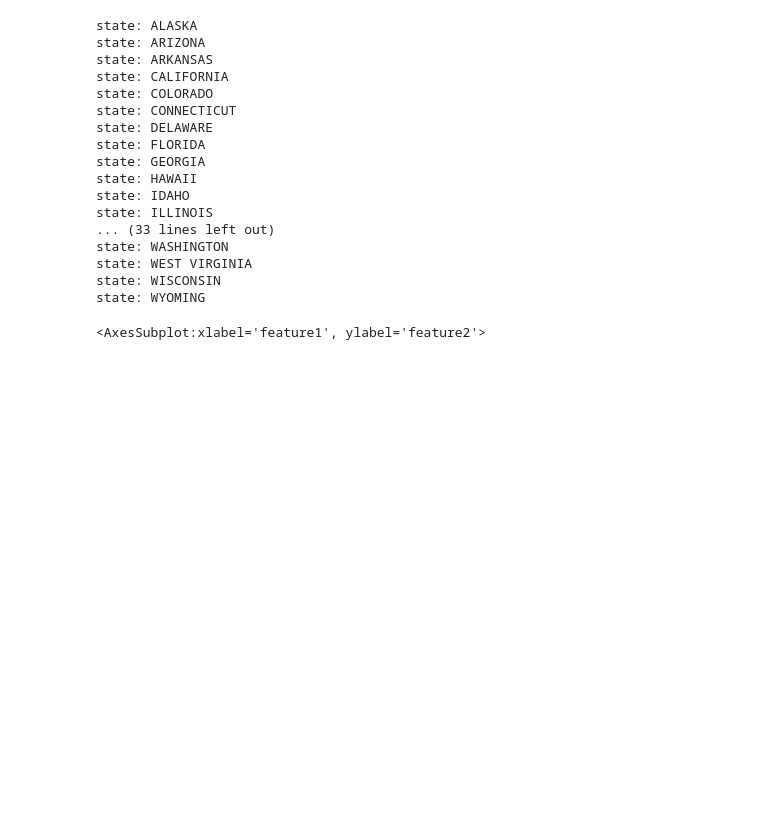
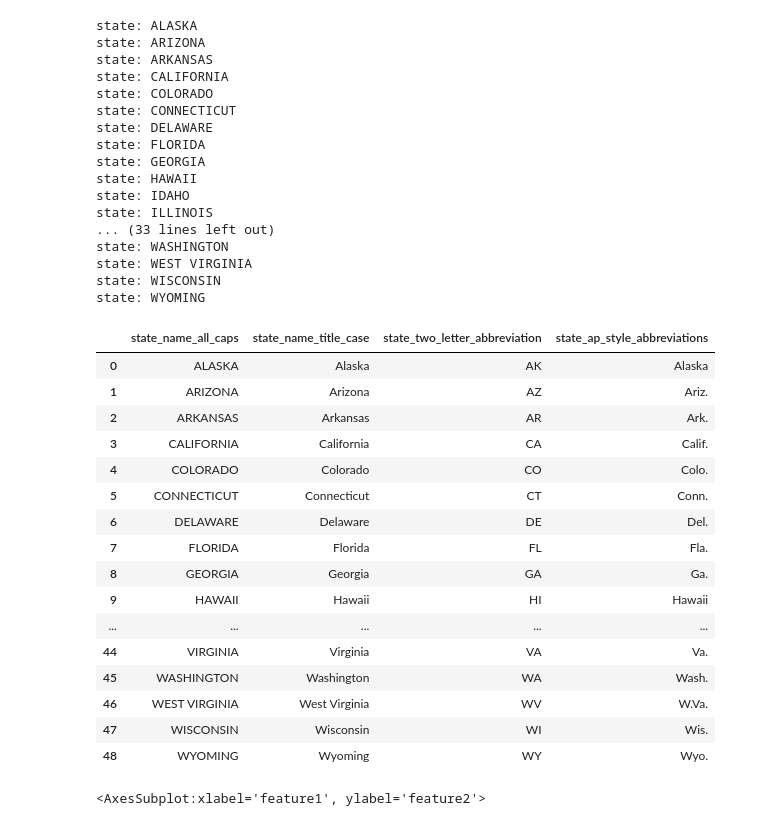
Before and after one commit to ajmotylinski/Data_Viz_Final_Project, a Jupyter notebook: machine_learning.ipynb, the cells around one changed output. Cells and saved outputs as stored; diff of their text form; code cells hidden in the pictures; blank space fills up the shorter version.

Commit message:
Added pd.read_sql

```diff
--- a/machine_learning.ipynb
+++ b/machine_learning.ipynb
@@ -23,6 +23,7 @@ engine = create_engine(db_string)
 # %%
 with engine.connect() as connection:
     result = connection.execute("select * from states")
+    df = pd.read_sql("select * from states", db_string)
     for row in result:
         print("state:", row['state_name_all_caps'])
 # %% [output]
@@ -43,6 +44,26 @@ state: WASHINGTON
 state: WEST VIRGINIA
 state: WISCONSIN
 state: WYOMING
+# %%
+df
+# %% [output]
+|  | state_name_all_caps | state_name_title_case | state_two_letter_abbreviation | state_ap_style_abbreviations |
+| 0 | ALASKA | Alaska | AK | Alaska |
+| 1 | ARIZONA | Arizona | AZ | Ariz. |
+| 2 | ARKANSAS | Arkansas | AR | Ark. |
+| 3 | CALIFORNIA | California | CA | Calif. |
+| 4 | COLORADO | Colorado | CO | Colo. |
+| 5 | CONNECTICUT | Connecticut | CT | Conn. |
+| 6 | DELAWARE | Delaware | DE | Del. |
+| 7 | FLORIDA | Florida | FL | Fla. |
+| 8 | GEORGIA | Georgia | GA | Ga. |
+| 9 | HAWAII | Hawaii | HI | Hawaii |
+| ... | ... | ... | ... | ... |
+| 44 | VIRGINIA | Virginia | VA | Va. |
+| 45 | WASHINGTON | Washington | WA | Wash. |
+| 46 | WEST VIRGINIA | West Virginia | WV | W.Va. |
+| 47 | WISCONSIN | Wisconsin | WI | Wis. |
+| 48 | WYOMING | Wyoming | WY | Wyo. |
 # %%
 #Placeholder for data
 X,y = make_moons(n_samples=1000, noise=0.8, random_state=1)
```
